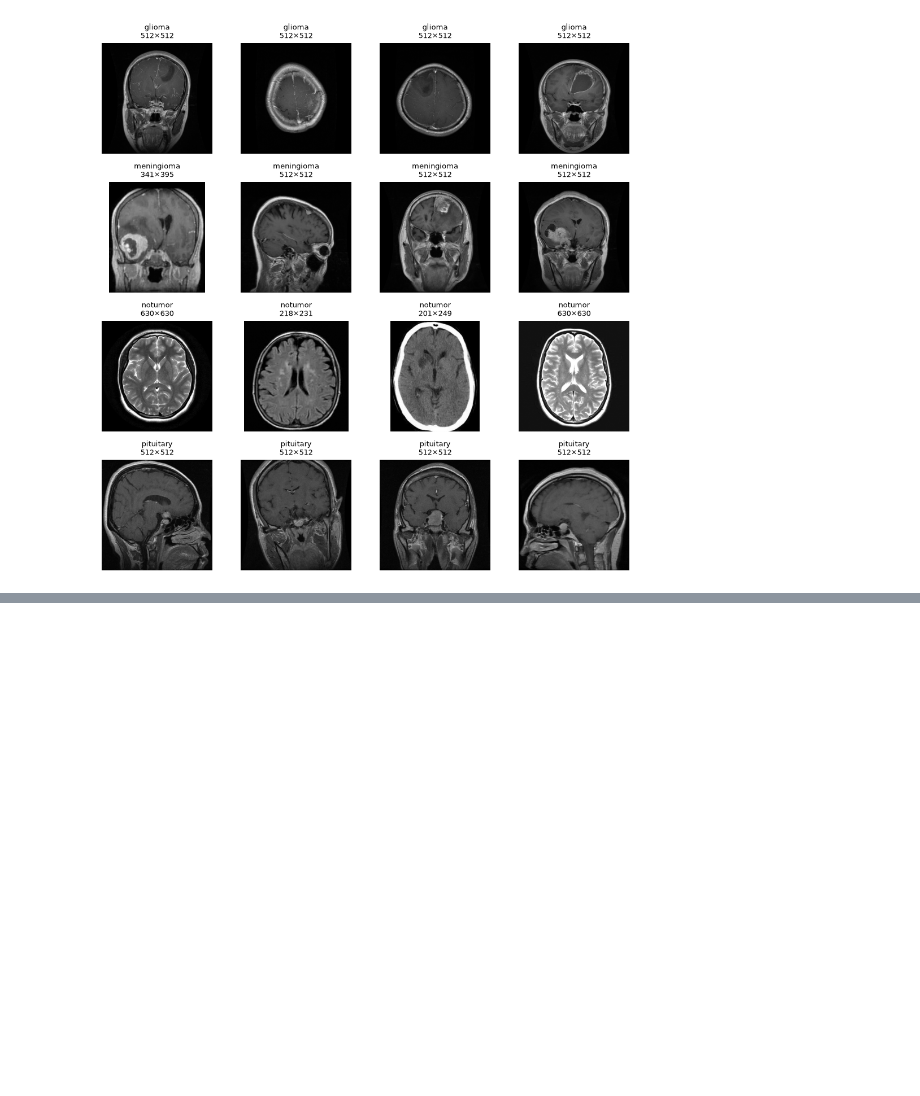
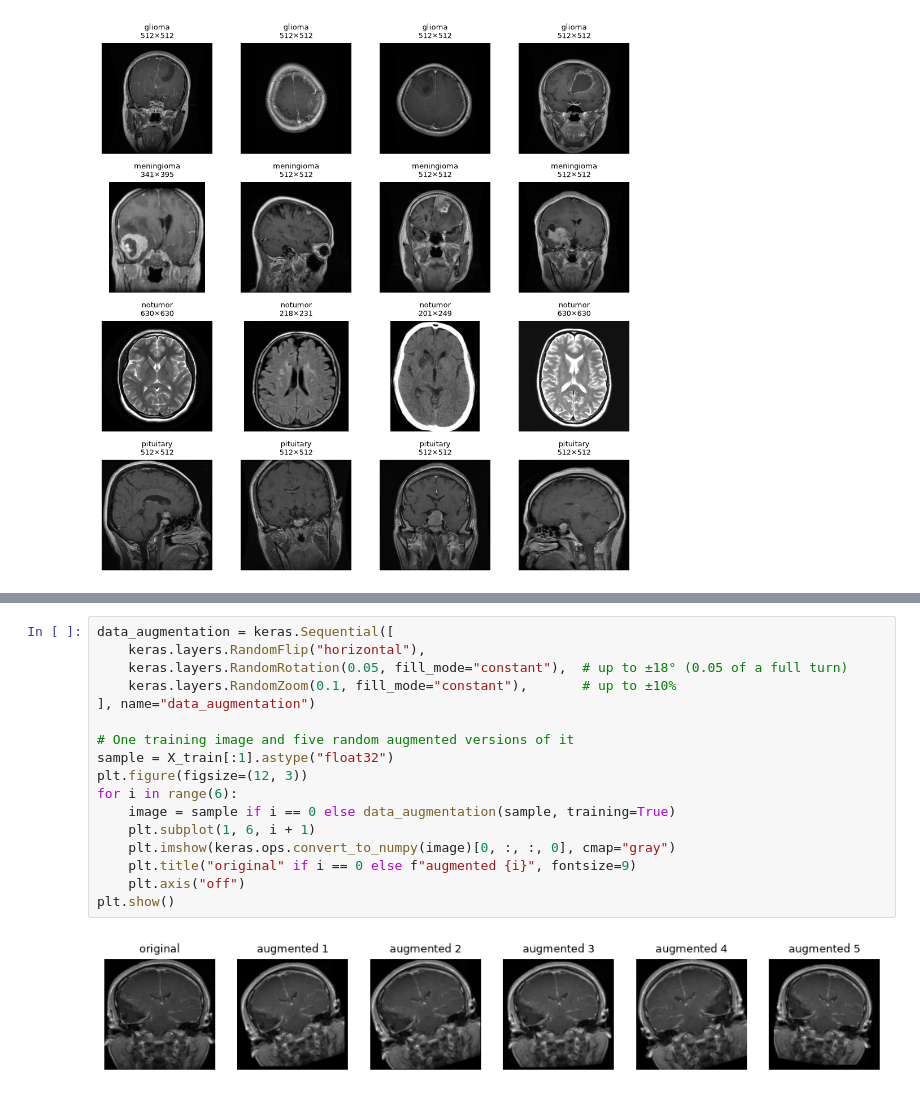
Before and after one commit to karam294/brain-tumor-mri-classification, a Jupyter notebook: notebooks/main.ipynb, the cells around one changed output, grey strips where cells are left out. Drawn from its saved outputs; the diff is of its cells as text; blank space fills up the shorter version.

```diff
--- a/notebooks/main.ipynb
+++ b/notebooks/main.ipynb
@@ -193,0 +402,19 @@ plt.show()
+# %%
+data_augmentation = keras.Sequential([
+    keras.layers.RandomFlip("horizontal"),
+    keras.layers.RandomRotation(0.05, fill_mode="constant"),  # up to ±18° (0.05 of a full turn)
+    keras.layers.RandomZoom(0.1, fill_mode="constant"),       # up to ±10%
+], name="data_augmentation")
+
+# One training image and five random augmented versions of it
+sample = X_train[:1].astype("float32")
+plt.figure(figsize=(12, 3))
+for i in range(6):
+    image = sample if i == 0 else data_augmentation(sample, training=True)
+    plt.subplot(1, 6, i + 1)
+    plt.imshow(keras.ops.convert_to_numpy(image)[0, :, :, 0], cmap="gray")
+    plt.title("original" if i == 0 else f"augmented {i}", fontsize=9)
+    plt.axis("off")
+plt.show()
+# %% [output]
+[figure, added]
```
Also changed, not shown: parts of 17 cells of this notebook, 2 other files.
